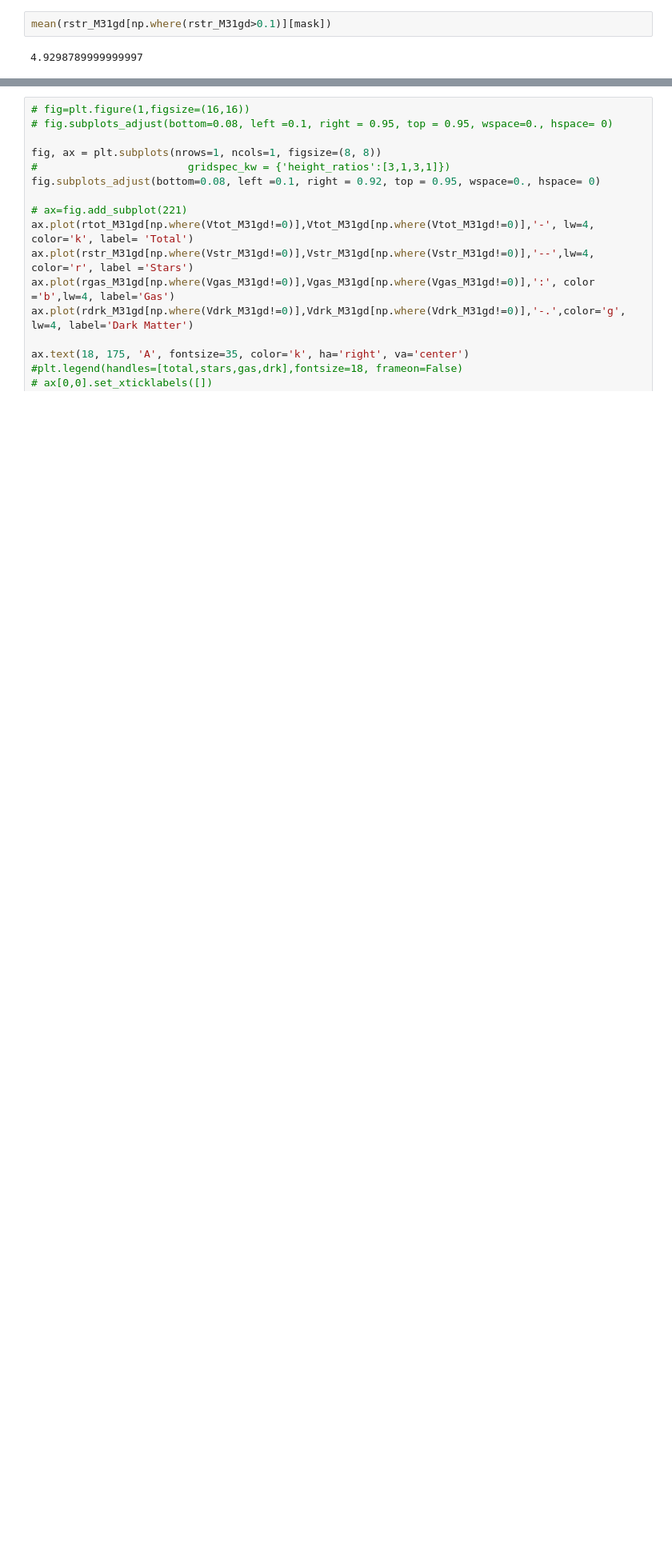
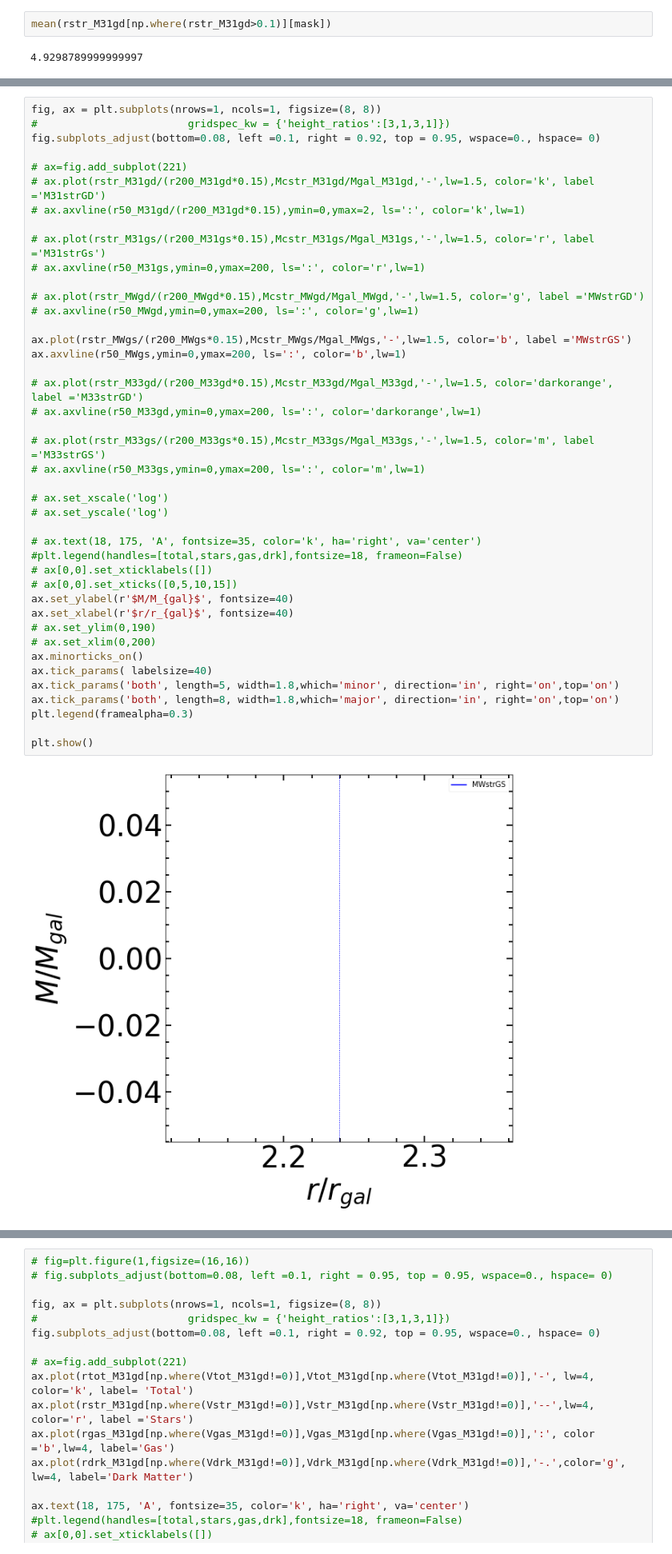
Before and after one commit to ornemarioni/Barras_GdGs, a Jupyter notebook: Barras_Gd/programs/Vcirc_simulaciones.ipynb, the cells around one changed output, grey strips where cells are left out. Shown at 80% size. Cells and saved outputs as stored; diff of their text form; blank space fills up the shorter version.

```diff
--- a/Barras_Gd/programs/Vcirc_simulaciones.ipynb
+++ b/Barras_Gd/programs/Vcirc_simulaciones.ipynb
@@ -1021,3 +1130,47 @@ plt.legend(framealpha=0.3)
 plt.show()
 # %% [output]
 [figure]
+# %%
+fig, ax = plt.subplots(nrows=1, ncols=1, figsize=(8, 8))
+#                        gridspec_kw = {'height_ratios':[3,1,3,1]})
+fig.subplots_adjust(bottom=0.08, left =0.1, right = 0.92, top = 0.95, wspace=0., hspace= 0)
+
+# ax=fig.add_subplot(221)
+# ax.plot(rstr_M31gd/(r200_M31gd*0.15),Mcstr_M31gd/Mgal_M31gd,'-',lw=1.5, color='k', label ='M31strGD')
+# ax.axvline(r50_M31gd/(r200_M31gd*0.15),ymin=0,ymax=2, ls=':', color='k',lw=1)
+
+# ax.plot(rstr_M31gs/(r200_M31gs*0.15),Mcstr_M31gs/Mgal_M31gs,'-',lw=1.5, color='r', label ='M31strGs')
+# ax.axvline(r50_M31gs,ymin=0,ymax=200, ls=':', color='r',lw=1)
+
+# ax.plot(rstr_MWgd/(r200_MWgd*0.15),Mcstr_MWgd/Mgal_MWgd,'-',lw=1.5, color='g', label ='MWstrGD')
+# ax.axvline(r50_MWgd,ymin=0,ymax=200, ls=':', color='g',lw=1)
+
+ax.plot(rstr_MWgs/(r200_MWgs*0.15),Mcstr_MWgs/Mgal_MWgs,'-',lw=1.5, color='b', label ='MWstrGS')
+ax.axvline(r50_MWgs,ymin=0,ymax=200, ls=':', color='b',lw=1)
+
+# ax.plot(rstr_M33gd/(r200_M33gd*0.15),Mcstr_M33gd/Mgal_M33gd,'-',lw=1.5, color='darkorange', label ='M33strGD')
+# ax.axvline(r50_M33gd,ymin=0,ymax=200, ls=':', color='darkorange',lw=1)
+
+# ax.plot(rstr_M33gs/(r200_M33gs*0.15),Mcstr_M33gs/Mgal_M33gs,'-',lw=1.5, color='m', label ='M33strGS')
+# ax.axvline(r50_M33gs,ymin=0,ymax=200, ls=':', color='m',lw=1)
+
+# ax.set_xscale('log')
+# ax.set_yscale('log')
+
+# ax.text(18, 175, 'A', fontsize=35, color='k', ha='right', va='center')
+#plt.legend(handles=[total,stars,gas,drk],fontsize=18, frameon=False)
+# ax[0,0].set_xticklabels([])
+# ax[0,0].set_xticks([0,5,10,15])
+ax.set_ylabel(r'$M/M_{gal}$', fontsize=40)
+ax.set_xlabel(r'$r/r_{gal}$', fontsize=40)
+# ax.set_ylim(0,190)
+# ax.set_xlim(0,200)
+ax.minorticks_on()
+ax.tick_params( labelsize=40)
+ax.tick_params('both', length=5, width=1.8,which='minor', direction='in', right='on',top='on')
+ax.tick_params('both', length=8, width=1.8,which='major', direction='in', right='on',top='on')
+plt.legend(framealpha=0.3)
+
+plt.show()
+# %% [output]
+[figure, added]
```
Also changed, not shown: parts of 6 cells of this notebook.
